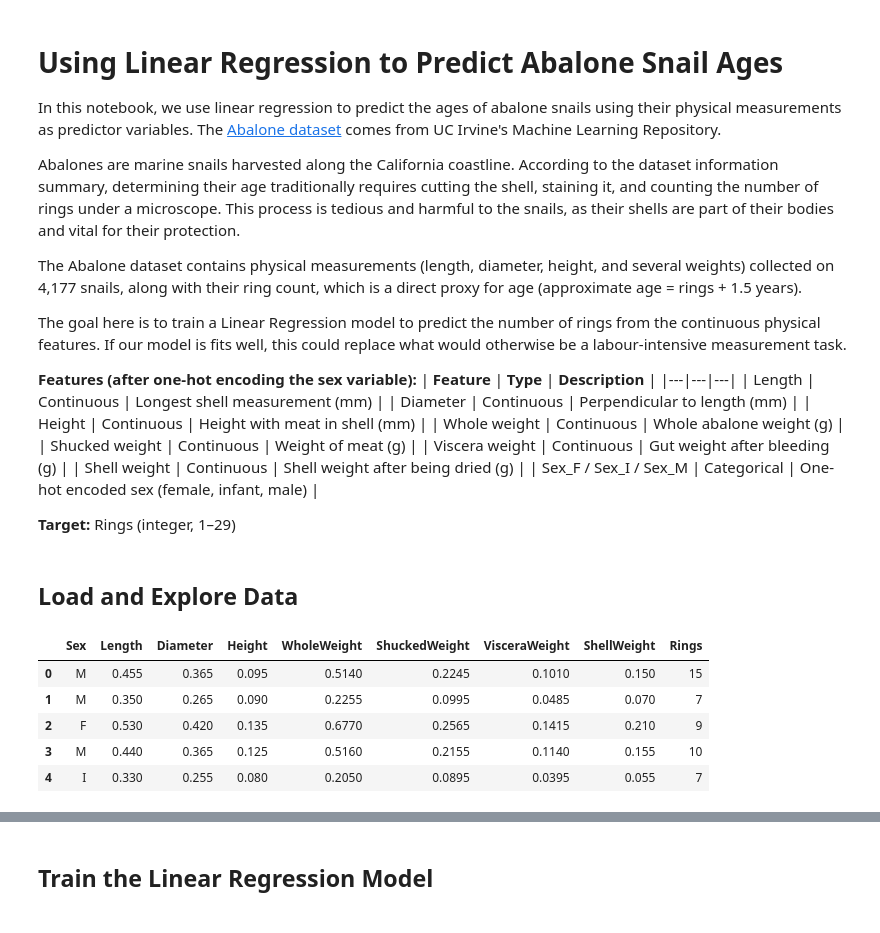
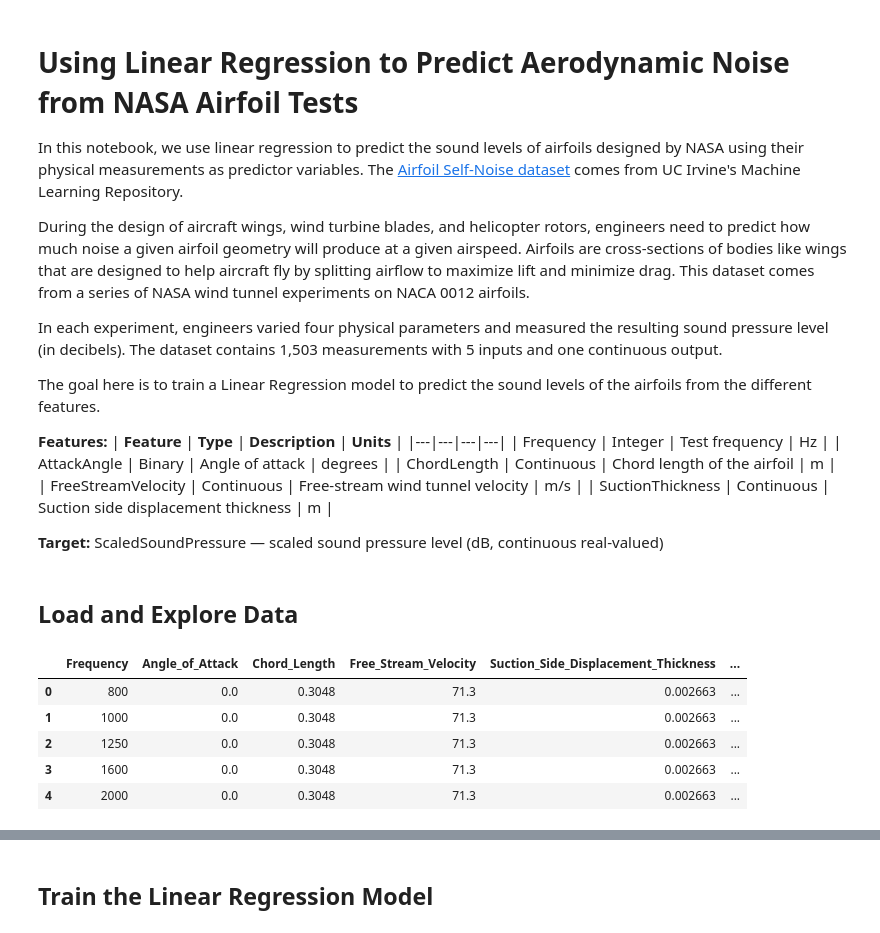
Before and after one commit to jtw8riceedu/JTW8-CMOR438-DataSci-ML, a Jupyter notebook: examples/supervised_learning/Linear Regression/linear_regression.ipynb, the cells around one changed output, grey strips where cells are left out. Drawn from its saved outputs; the diff is of its cells as text; code cells hidden in the pictures.

```diff
--- a/examples/supervised_learning/Linear Regression/linear_regression.ipynb
+++ b/examples/supervised_learning/Linear Regression/linear_regression.ipynb
@@ -1,27 +1,24 @@
 # %% [markdown]
-# Using Linear Regression to Predict Abalone Snail Ages
+# Using Linear Regression to Predict Aerodynamic Noise from NASA Airfoil Tests
 
-In this notebook, we use linear regression to predict the ages of abalone snails using their physical measurements as predictor variables. The [Abalone dataset](https://archive.ics.uci.edu/dataset/1/abalone) comes from UC Irvine's Machine Learning Repository.
+In this notebook, we use linear regression to predict the sound levels of airfoils designed by NASA using their physical measurements as predictor variables. The [Airfoil Self-Noise dataset](https://archive.ics.uci.edu/dataset/291/airfoil+self+noise) comes from UC Irvine's Machine Learning Repository.
 
-Abalones are marine snails harvested along the California coastline. According to the dataset information summary, determining their age traditionally requires cutting the shell, staining it, and counting the number of rings under a microscope. This process is tedious and harmful to the snails, as their shells are part of their bodies and vital for their protection.
+During the design of aircraft wings, wind turbine blades, and helicopter rotors, engineers need to predict how much noise a given airfoil geometry will produce at a given airspeed. Airfoils are cross-sections of bodies like wings that are designed to help aircraft fly by splitting airflow to maximize lift and minimize drag. This dataset comes from a series of NASA wind tunnel experiments on NACA 0012 airfoils.
 
-The Abalone dataset contains physical measurements (length, diameter, height, and several weights) collected on 4,177 snails, along with their ring count, which is a direct proxy for age (approximate age = rings + 1.5 years).
+In each experiment, engineers varied four physical parameters and measured the resulting sound pressure level (in decibels). The dataset contains 1,503 measurements with 5 inputs and one continuous output.
 
-The goal here is to train a Linear Regression model to predict the number of rings from the continuous physical features. If our model is fits well, this could replace what would otherwise be a labour-intensive measurement task.
+The goal here is to train a Linear Regression model to predict the sound levels of the airfoils from the different features.
 
-**Features (after one-hot encoding the sex variable):**
-| **Feature** | **Type** | **Description** |
-|---|---|---|
-| Length | Continuous | Longest shell measurement (mm) |
-| Diameter | Continuous | Perpendicular to length (mm) |
-| Height | Continuous | Height with meat in shell (mm) |
-| Whole weight | Continuous | Whole abalone weight (g) |
-| Shucked weight | Continuous | Weight of meat (g) |
-| Viscera weight | Continuous | Gut weight after bleeding (g) |
-| Shell weight | Continuous | Shell weight after being dried (g) |
-| Sex_F / Sex_I / Sex_M | Categorical | One-hot encoded sex (female, infant, male) |
+**Features:**
+| **Feature** | **Type** | **Description** | **Units** |
+|---|---|---|---|
+| Frequency | Integer | Test frequency | Hz |
+| AttackAngle | Binary | Angle of attack | degrees |
+| ChordLength | Continuous | Chord length of the airfoil | m |
+| FreeStreamVelocity | Continuous | Free-stream wind tunnel velocity | m/s |
+| SuctionThickness | Continuous | Suction side displacement thickness | m |
 
-**Target:** Rings (integer, 1–29)
+**Target:** ScaledSoundPressure — scaled sound pressure level (dB, continuous real-valued)
 # %% [markdown]
 ## Load and Explore Data
 # %%
@@ -39,23 +35,25 @@ from ml_package import (
 
 np.random.seed(42)
 # %%
-df = pd.read_csv("abalone.data", header = None)
+df = pd.read_csv("airfoil_self_noise.dat", sep='\s+', header = None)
 
-# Name columns
-columns = [
-    "Sex", "Length", "Diameter", "Height", "WholeWeight",
-    "ShuckedWeight", "VisceraWeight", "ShellWeight", "Rings"
+# Rename columns
+df.columns = [
+    "Frequency",
+    "Angle_of_Attack",
+    "Chord_Length",
+    "Free_Stream_Velocity",
+    "Suction_Side_Displacement_Thickness",
+    "Scaled_Sound_Pressure"
 ]
 
-df = pd.read_csv("abalone.data", names=columns)
-
 df.head()
 # %% [output]
-|  | Sex | Length | Diameter | Height | WholeWeight | ShuckedWeight | VisceraWeight | ShellWeight | Rings |
-| 0 | M | 0.455 | 0.365 | 0.095 | 0.5140 | 0.2245 | 0.1010 | 0.150 | 15 |
-| 1 | M | 0.350 | 0.265 | 0.090 | 0.2255 | 0.0995 | 0.0485 | 0.070 | 7 |
-| 2 | F | 0.530 | 0.420 | 0.135 | 0.6770 | 0.2565 | 0.1415 | 0.210 | 9 |
-| 3 | M | 0.440 | 0.365 | 0.125 | 0.5160 | 0.2155 | 0.1140 | 0.155 | 10 |
-| 4 | I | 0.330 | 0.255 | 0.080 | 0.2050 | 0.0895 | 0.0395 | 0.055 | 7 |
+|  | Frequency | Angle_of_Attack | Chord_Length | Free_Stream_Velocity | Suction_Side_Displacement_Thickness | ... |
+| 0 | 800 | 0.0 | 0.3048 | 71.3 | 0.002663 | ... |
+| 1 | 1000 | 0.0 | 0.3048 | 71.3 | 0.002663 | ... |
+| 2 | 1250 | 0.0 | 0.3048 | 71.3 | 0.002663 | ... |
+| 3 | 1600 | 0.0 | 0.3048 | 71.3 | 0.002663 | ... |
+| 4 | 2000 | 0.0 | 0.3048 | 71.3 | 0.002663 | ... |
 # %%
 # Assign features and target
```
Also changed, not shown: parts of 19 cells of this notebook, 14 other files.
